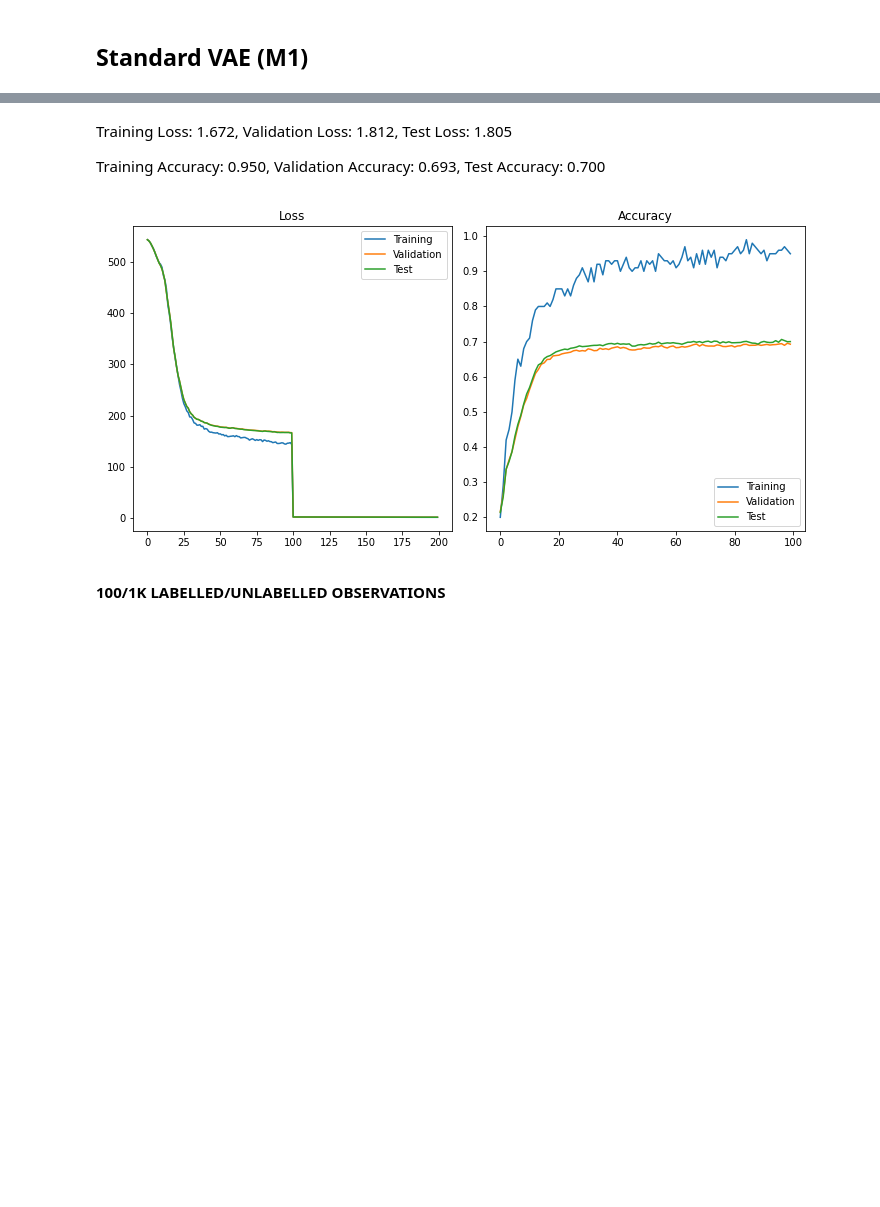
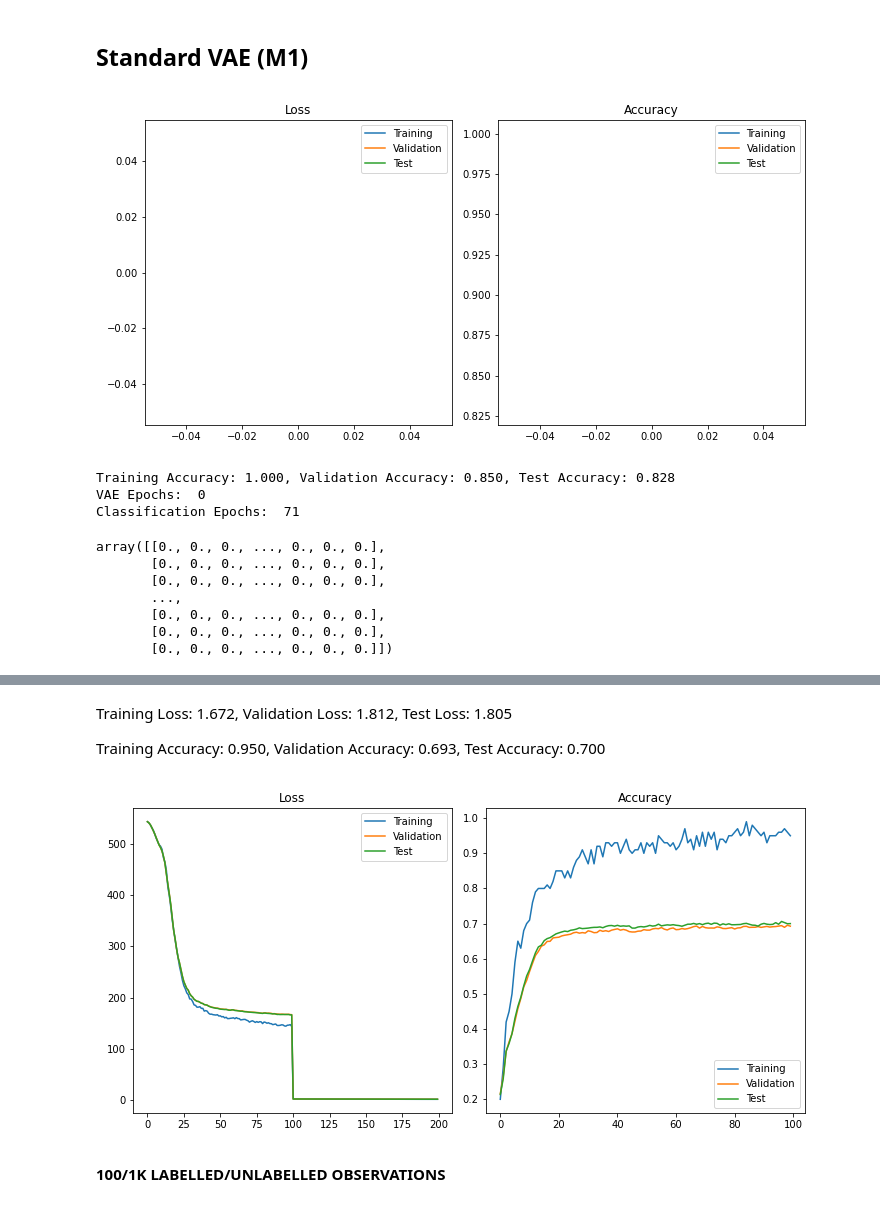
Before and after one commit to MrGorkajuice/DTU_VAE, a Jupyter notebook: VAE_Eksamen.ipynb, the cells around one changed output, grey strips where cells are left out. Drawn from its saved outputs; the diff is of its cells as text; code cells hidden in the pictures; blank space fills up the shorter version.

```diff
--- a/VAE_Eksamen.ipynb
+++ b/VAE_Eksamen.ipynb
@@ -547,7 +550,7 @@ class VAE_Trainer:
                  train_unlabelled:DataLoader    = None,
                  valid_data:DataLoader          = None,
                  test_data:DataLoader           = None):
-        self.model            = network          if network          != None else TestM2
+        self.model            = network          if network          != None else testVAE
         self.train_labelled   = train_labelled   if train_labelled   != None else binarized_mnist_train_loader_labelled
         self.train_unlabelled = train_unlabelled if train_unlabelled != None else binarized_mnist_train_loader_unlabelled
         self.valid_data       = valid_data       if valid_data       != None else binarized_mnist_train_loader_validation
@@ -1070,2 +1122,27 @@ else:
 # %% [markdown]
 ## Standard VAE (M1)
+# %%
+# QUESTION: does training the classifier wrongly affect the encoder weights ?
+
+# ANSWER: initial encoder had its parameters changed, when classifier was trained. Below code should give zero matrix
+#         if parameters are not changed.
+param,_ = testVAE.encoder[12].parameters()
+param1 = param.cpu().detach().numpy().astype('float64')
+trainer = VAE_Trainer()
+trainer.train_classification()
+trainer.test_classification()
+param,_ = testVAE.encoder[12].parameters()
+param2 = param.cpu().detach().numpy().astype('float64')
+param1 - param2
+# %% [output]
+[figure, added]
+Training Accuracy: 1.000, Validation Accuracy: 0.850, Test Accuracy: 0.828
+VAE Epochs:  0
+Classification Epochs:  71
+array([[0., 0., 0., ..., 0., 0., 0.],
+       [0., 0., 0., ..., 0., 0., 0.],
+       [0., 0., 0., ..., 0., 0., 0.],
+       ...,
+       [0., 0., 0., ..., 0., 0., 0.],
+       [0., 0., 0., ..., 0., 0., 0.],
+       [0., 0., 0., ..., 0., 0., 0.]])
```
Also changed, not shown: parts of 33 cells of this notebook.
